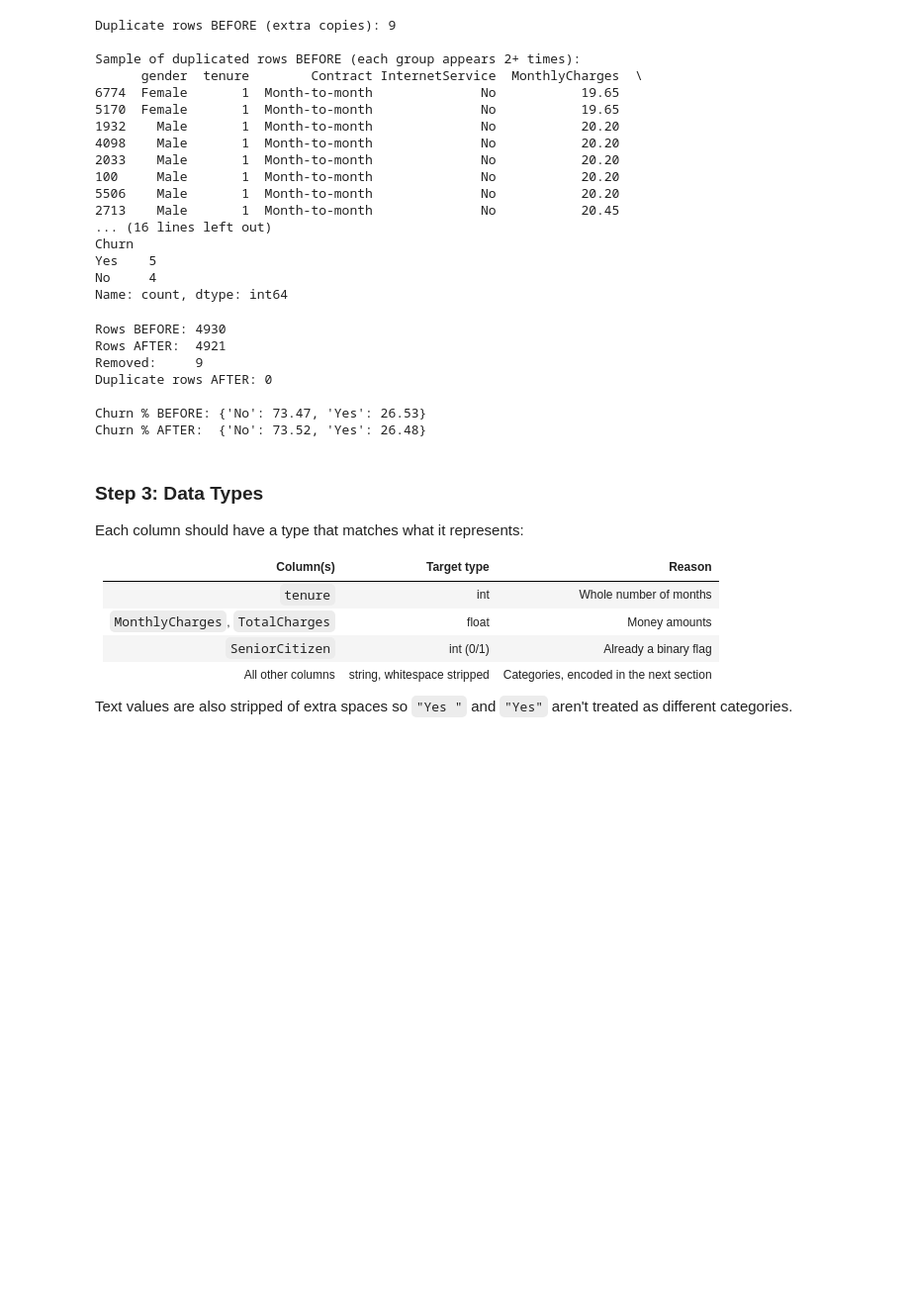
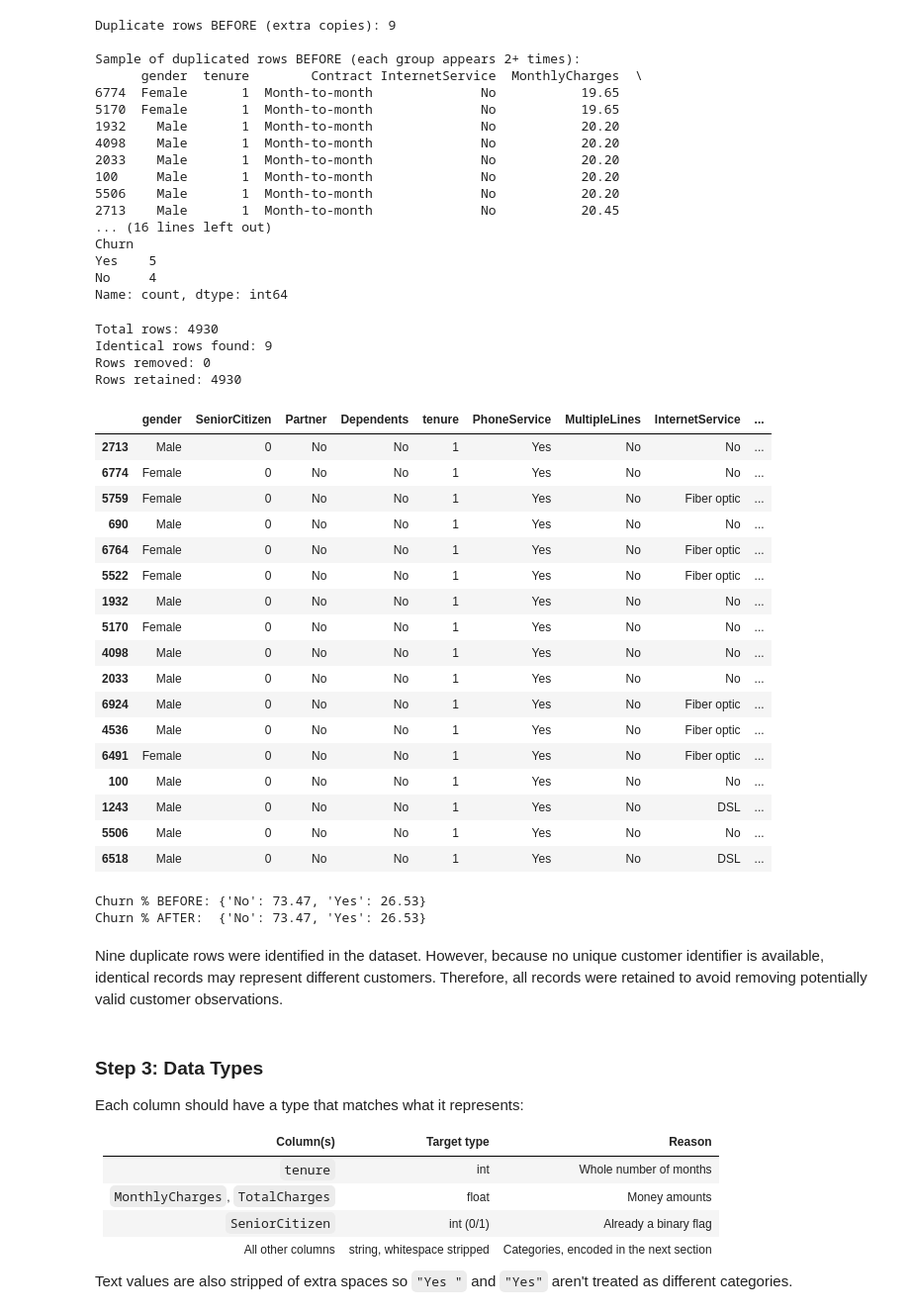
Before and after one commit to lenhofda/ML-Final-Project, a Jupyter notebook: Update for Final Midterm_Telecon_Customer_Churn_FA26_ML_6171_16347_4_ITAI1371.ipynb, the cells around one changed output. Shown at 99% size. Saved outputs shown, nothing was run; the diff lists cells and outputs as text; code cells hidden in the pictures; blank space fills up the shorter version.

```diff
--- a/Update for Final Midterm_Telecon_Customer_Churn_FA26_ML_6171_16347_4_ITAI1371.ipynb
+++ b/Update for Final Midterm_Telecon_Customer_Churn_FA26_ML_6171_16347_4_ITAI1371.ipynb
@@ -464,27 +464,54 @@ Yes    5
 No     4
 Name: count, dtype: int64
 # %%
-# Step 2c: Remove duplicates (keep the first copy of each)
+
+# Step 2c: Identify duplicate rows but retain them
+
 rows_before = len(train_clean_dc)
-train_clean_dc = train_clean_dc.drop_duplicates(keep="first")
-rows_after = len(train_clean_dc)
 
-print(f"Rows BEFORE: {rows_before}")
-print(f"Rows AFTER:  {rows_after}")
-print(f"Removed:     {rows_before - rows_after}")
-print("Duplicate rows AFTER:", train_clean_dc.duplicated().sum())
+duplicate_count = train_clean_dc.duplicated().sum()
+
+print(f"Total rows: {rows_before}")
+print(f"Identical rows found: {duplicate_count}")
+print("Rows removed: 0")
+print(f"Rows retained: {len(train_clean_dc)}")
+
+# Display identical rows for review
+display(train_clean_dc[
+    train_clean_dc.duplicated(keep=False)
+])
+
 
 # Step 2d: Confirm the churn balance barely changed
 print("\nChurn % BEFORE:", (train_before["Churn"].value_counts(normalize=True) * 100).round(2).to_dict())
 print("Churn % AFTER: ", (train_clean_dc["Churn"].value_counts(normalize=True) * 100).round(2).to_dict())
 # %% [output]
-Rows BEFORE: 4930
-Rows AFTER:  4921
-Removed:     9
-Duplicate rows AFTER: 0
-
-Churn % BEFORE: {'No': 73.47, 'Yes': 26.53}
-Churn % AFTER:  {'No': 73.52, 'Yes': 26.48}
+Total rows: 4930
+Identical rows found: 9
+Rows removed: 0
+Rows retained: 4930
+|  | gender | SeniorCitizen | Partner | Dependents | tenure | PhoneService | MultipleLines | InternetService | ... |
+| 2713 | Male | 0 | No | No | 1 | Yes | No | No | ... |
+| 6774 | Female | 0 | No | No | 1 | Yes | No | No | ... |
+| 5759 | Female | 0 | No | No | 1 | Yes | No | Fiber optic | ... |
+| 690 | Male | 0 | No | No | 1 | Yes | No | No | ... |
+| 6764 | Female | 0 | No | No | 1 | Yes | No | Fiber optic | ... |
+| 5522 | Female | 0 | No | No | 1 | Yes | No | Fiber optic | ... |
+| 1932 | Male | 0 | No | No | 1 | Yes | No | No | ... |
+| 5170 | Female | 0 | No | No | 1 | Yes | No | No | ... |
+| 4098 | Male | 0 | No | No | 1 | Yes | No | No | ... |
+| 2033 | Male | 0 | No | No | 1 | Yes | No | No | ... |
+| 6924 | Male | 0 | No | No | 1 | Yes | No | Fiber optic | ... |
+| 4536 | Male | 0 | No | No | 1 | Yes | No | Fiber optic | ... |
+| 6491 | Female | 0 | No | No | 1 | Yes | No | Fiber optic | ... |
+| 100 | Male | 0 | No | No | 1 | Yes | No | No | ... |
+| 1243 | Male | 0 | No | No | 1 | Yes | No | DSL | ... |
+| 5506 | Male | 0 | No | No | 1 | Yes | No | No | ... |
+| 6518 | Male | 0 | No | No | 1 | Yes | No | DSL | ... |
+Churn % BEFORE: {'No': 73.47, 'Yes': 26.53}
+Churn % AFTER:  {'No': 73.47, 'Yes': 26.53}
+# %% [markdown]
+Nine duplicate rows were identified in the dataset. However, because no unique customer identifier is available, identical records may represent different customers. Therefore, all records were retained to avoid removing potentially valid customer observations.
 # %% [markdown]
 ### Step 3: Data Types
 
```
Also changed, not shown: parts of 12 cells of this notebook.
